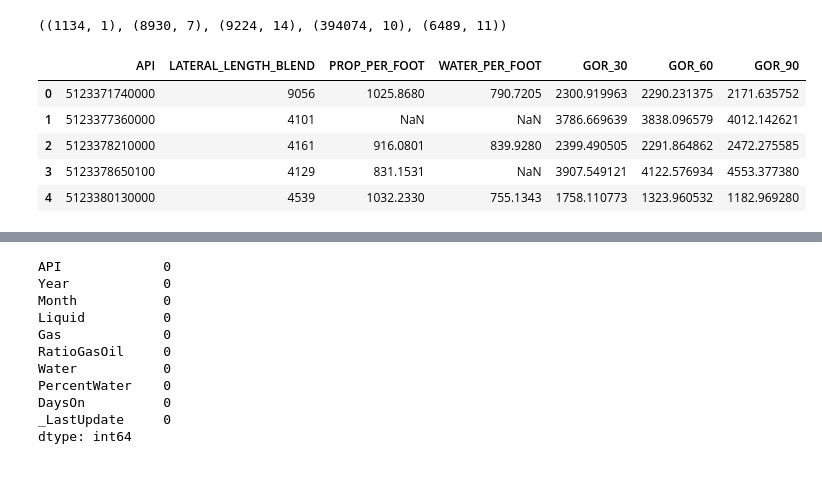
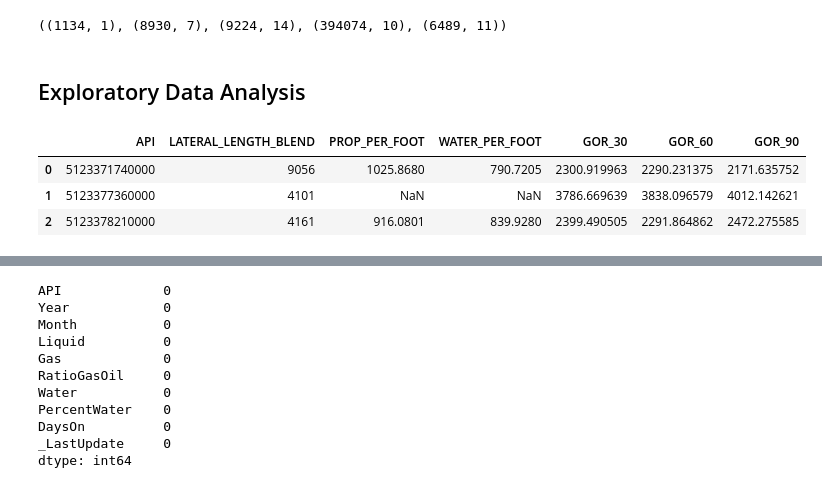
Before and after one commit to Dnbg1982/Oil-Gas-Projects, a Jupyter notebook: Reservoir Engineering/Notebooks/Oil_produc_forecasting.ipynb, the cells around one changed output, grey strips where cells are left out. Saved outputs shown, nothing was run; the diff lists cells and outputs as text; code cells hidden in the pictures.

```diff
--- a/Reservoir Engineering/Notebooks/Oil_produc_forecasting.ipynb
+++ b/Reservoir Engineering/Notebooks/Oil_produc_forecasting.ipynb
@@ -12,12 +12,12 @@ test_APIs = pd.read_csv(r'C:\Users\USUARIO\Documents\GitHub\Oil-Gas-Projects\Res
 test_APIs.shape, harmony_data.shape, IHS_data.shape, train_data.shape, test_data.shape,
 # %% [output]
 ((1134, 1), (8930, 7), (9224, 14), (394074, 10), (6489, 11))
+# %% [markdown]
+## Exploratory Data Analysis
 # %%
-harmony_data.head()
+harmony_data.head(3)
 # %% [output]
 |  | API | LATERAL_LENGTH_BLEND | PROP_PER_FOOT | WATER_PER_FOOT | GOR_30 | GOR_60 | GOR_90 |
 | 0 | 5123371740000 | 9056 | 1025.8680 | 790.7205 | 2300.919963 | 2290.231375 | 2171.635752 |
 | 1 | 5123377360000 | 4101 | NaN | NaN | 3786.669639 | 3838.096579 | 4012.142621 |
 | 2 | 5123378210000 | 4161 | 916.0801 | 839.9280 | 2399.490505 | 2291.864862 | 2472.275585 |
-| 3 | 5123378650100 | 4129 | 831.1531 | NaN | 3907.549121 | 4122.576934 | 4553.377380 |
-| 4 | 5123380130000 | 4539 | 1032.2330 | 755.1343 | 1758.110773 | 1323.960532 | 1182.969280 |
```
Also changed, not shown: parts of 20 cells of this notebook.
